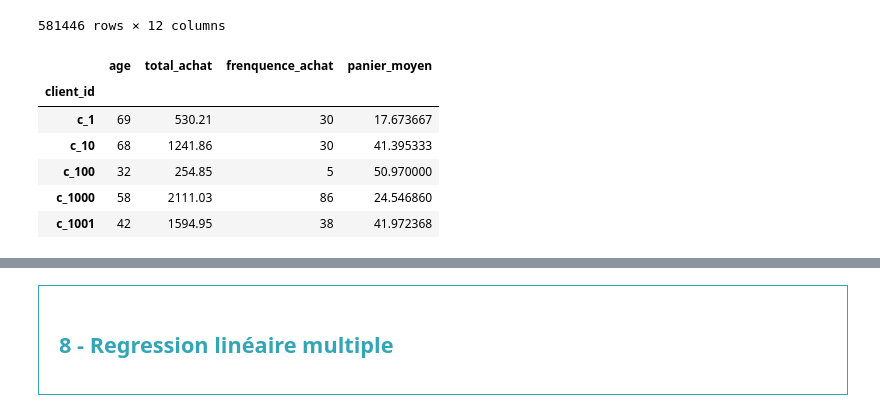
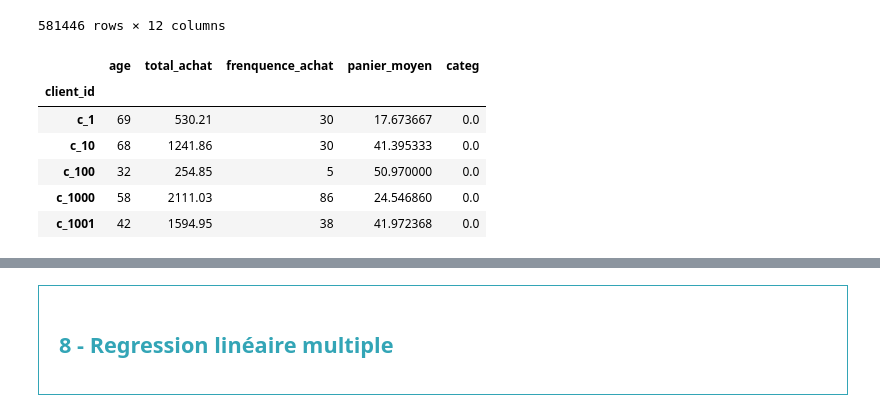
Before and after one commit to obenmaha/analyse-ventes-librairie, a Jupyter notebook: Analyse des Vente_V3.ipynb, the cells around one changed output, grey strips where cells are left out. Cells and saved outputs as stored; diff of their text form; code cells hidden in the pictures.

```diff
--- a/Analyse des Vente_V3.ipynb
+++ b/Analyse des Vente_V3.ipynb
@@ -1768,31 +1887,35 @@ df_merge_btoc
 # %%
 # Calculer le montant total des achats par client
 total_purchase_per_client = df_merge_btoc.groupby('client_id')['price'].sum()
 
 # Calculer la fréquence d'achat par client (nombre de transactions)
 purchase_frequency_per_client = df_merge_btoc.groupby('client_id')['session_id'].nunique()
 
 # Calculer la taille du panier moyen par client
 panier_moyen = df_merge_btoc.groupby('client_id').apply(lambda x: x['price'].sum() / x['session_id'].nunique())
 
+# Extraire la catégorie du client (si applicable)
+categ = df_merge_btoc.groupby('client_id')['categ'].first()
+
 # Créer un DataFrame avec toutes les variables
 df_correlation = pd.DataFrame({
     'age': df_merge_btoc.groupby('client_id')['age'].first(),
     'total_achat': total_purchase_per_client,
     'frenquence_achat': purchase_frequency_per_client,
     'panier_moyen': panier_moyen,
+    'categ': categ
 })
 
 # Afficher les premières lignes pour vérification
 df_correlation.head()
 # %% [output]
-|  | age | total_achat | frenquence_achat | panier_moyen |
-| client_id |  |  |  |  |
-| c_1 | 69 | 530.21 | 30 | 17.673667 |
-| c_10 | 68 | 1241.86 | 30 | 41.395333 |
-| c_100 | 32 | 254.85 | 5 | 50.970000 |
-| c_1000 | 58 | 2111.03 | 86 | 24.546860 |
-| c_1001 | 42 | 1594.95 | 38 | 41.972368 |
+|  | age | total_achat | frenquence_achat | panier_moyen | categ |
+| client_id |  |  |  |  |  |
+| c_1 | 69 | 530.21 | 30 | 17.673667 | 0.0 |
+| c_10 | 68 | 1241.86 | 30 | 41.395333 | 0.0 |
+| c_100 | 32 | 254.85 | 5 | 50.970000 | 0.0 |
+| c_1000 | 58 | 2111.03 | 86 | 24.546860 | 0.0 |
+| c_1001 | 42 | 1594.95 | 38 | 41.972368 | 0.0 |
 # %%
 # Calculer la matrice de corrélation
 correlation_matrix = df_correlation.corr()
```
Also changed, not shown: parts of 18 cells of this notebook.
